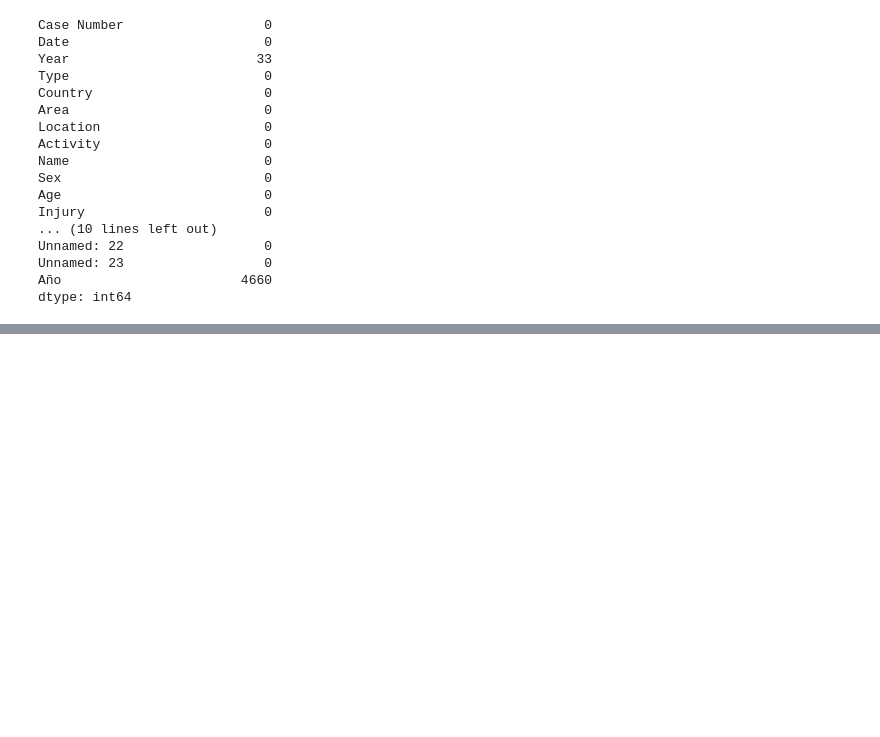
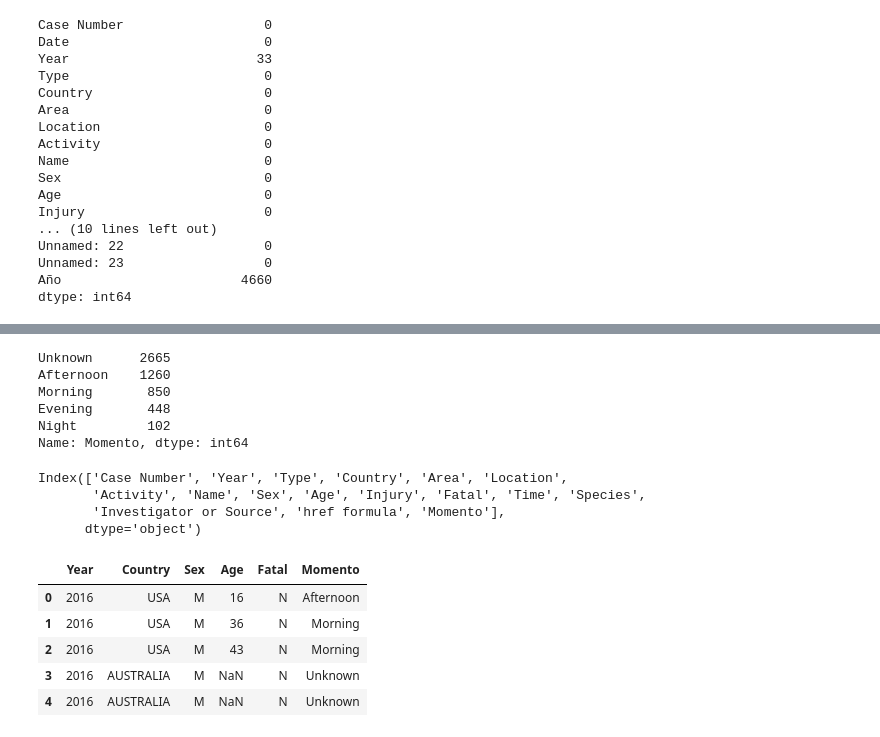
Before and after one commit to alvarorivasg/project-pandas, a Jupyter notebook: pandasproject.ipynb, the cells around one changed output, grey strips where cells are left out. Drawn from its saved outputs; the diff is of its cells as text; code cells hidden in the pictures; blank space fills up the shorter version.

```diff
--- a/pandasproject.ipynb
+++ b/pandasproject.ipynb
@@ -909,0 +908,2 @@ Name: Momento, dtype: int64
+# %%
+datos = datos.drop(datos[(datos['Momento']=='--') | (datos['Momento']=='') | (datos['Momento']==' ')].index)
@@ -909,0 +924,2 @@ Name: Momento, dtype: int64
+# %%
+datos = datos.drop(datos[datos['Momento']=='FATAL  (Wire netting installed at local beaches after this incident.)'].index)
@@ -909,0 +946,29 @@ Name: Momento, dtype: int64
+# %%
+mata = datos.drop(datos[(datos['Momento']!='Unknown') & (datos['Momento']!='Afternoon') & (datos['Momento']!='Morning') & (datos['Momento']!='Evening') & (datos['Momento']!='Night')].index)
+# %%
+mata['Momento'].value_counts()
+# %% [output]
+Unknown      2665
+Afternoon    1260
+Morning       850
+Evening       448
+Night         102
+Name: Momento, dtype: int64
+# %%
+mata.columns
+# %% [output]
+Index(['Case Number', 'Year', 'Type', 'Country', 'Area', 'Location',
+       'Activity', 'Name', 'Sex', 'Age', 'Injury', 'Fatal', 'Time', 'Species',
+       'Investigator or Source', 'href formula', 'Momento'],
+      dtype='object')
+# %%
+sata=mata[['Year','Country','Sex','Age','Fatal','Momento']]
+# %%
+sata.head()
+# %% [output]
+|  | Year | Country | Sex | Age | Fatal | Momento |
+| 0 | 2016 | USA | M | 16 | N | Afternoon |
+| 1 | 2016 | USA | M | 36 | N | Morning |
+| 2 | 2016 | USA | M | 43 | N | Morning |
+| 3 | 2016 | AUSTRALIA | M | NaN | N | Unknown |
+| 4 | 2016 | AUSTRALIA | M | NaN | N | Unknown |
```
Also changed, not shown: parts of 33 cells of this notebook, 1 other file.
